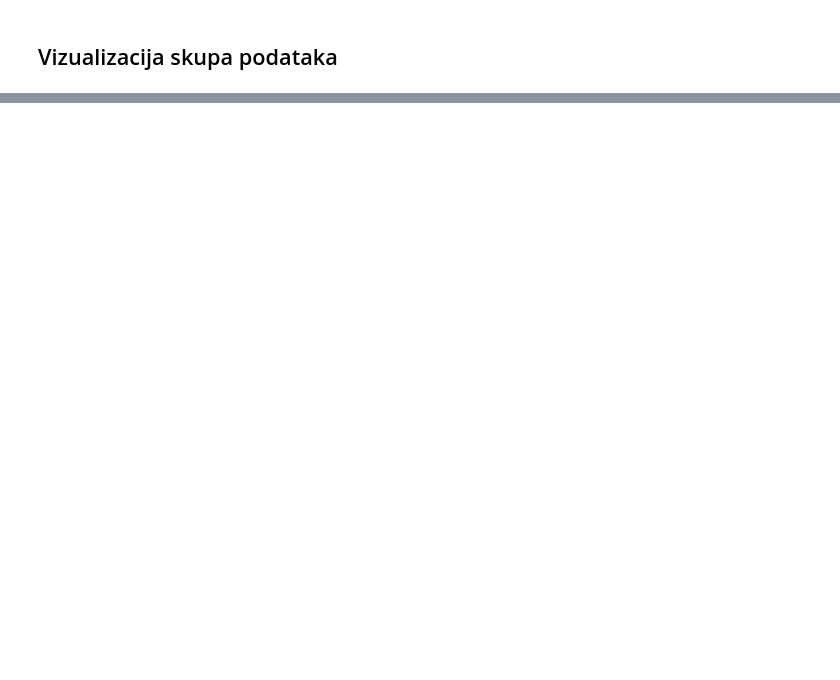
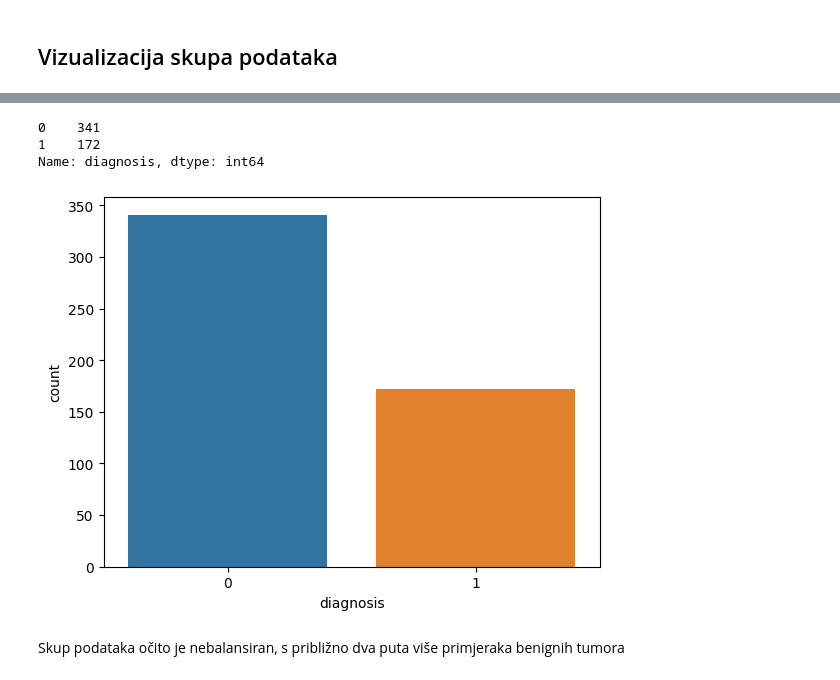
Before and after one commit to ToniIvankovic/uuzop-breast-cancer-classification, a Jupyter notebook: data_visualisation.ipynb, the cells around one changed output, grey strips where cells are left out. Saved outputs shown, nothing was run; the diff lists cells and outputs as text; code cells hidden in the pictures; blank space fills up the shorter version.

```diff
--- a/data_visualisation.ipynb
+++ b/data_visualisation.ipynb
@@ -317,0 +307,5 @@ df_numeric.reset_index(drop=True, inplace=True)
+# %%
+check_outliers(df, 'fractal_dimension_se')
+print((df.fractal_dimension_se > 0.012).sum())
+df.drop(df[df.fractal_dimension_se > 0.012].index, inplace=True)
+df.reset_index(drop=True, inplace=True)
@@ -317,0 +315,5 @@ df_numeric.reset_index(drop=True, inplace=True)
+# %%
+check_outliers(df, 'area_worst')
+print((df.area_worst > 2200).sum())
+df.drop(df[df.area_worst > 2200].index, inplace=True)
+df.reset_index(drop=True, inplace=True)
@@ -317,0 +323,5 @@ df_numeric.reset_index(drop=True, inplace=True)
+# %%
+check_outliers(df, 'compactness_worst')
+print((df.compactness_worst > 0.8).sum())
+df.drop(df[df.compactness_worst > 0.8].index, inplace=True)
+df.reset_index(drop=True, inplace=True)
@@ -317,0 +331,5 @@ df_numeric.reset_index(drop=True, inplace=True)
+# %%
+check_outliers(df, 'concavity_worst')
+print((df.concavity_worst > 1.0).sum())
+df.drop(df[df.concavity_worst > 1.0].index, inplace=True)
+df.reset_index(drop=True, inplace=True)
@@ -319,0 +359,10 @@ df_numeric.reset_index(drop=True, inplace=True)
+# %%
+sns.countplot(df, x='diagnosis')
+print(df.diagnosis.value_counts())
+# %% [output]
+0    341
+1    172
+Name: diagnosis, dtype: int64
+[figure, added]
+# %% [markdown]
+Skup podataka očito je nebalansiran, s približno dva puta više primjeraka benignih tumora
```
Also changed, not shown: parts of 65 cells of this notebook.
